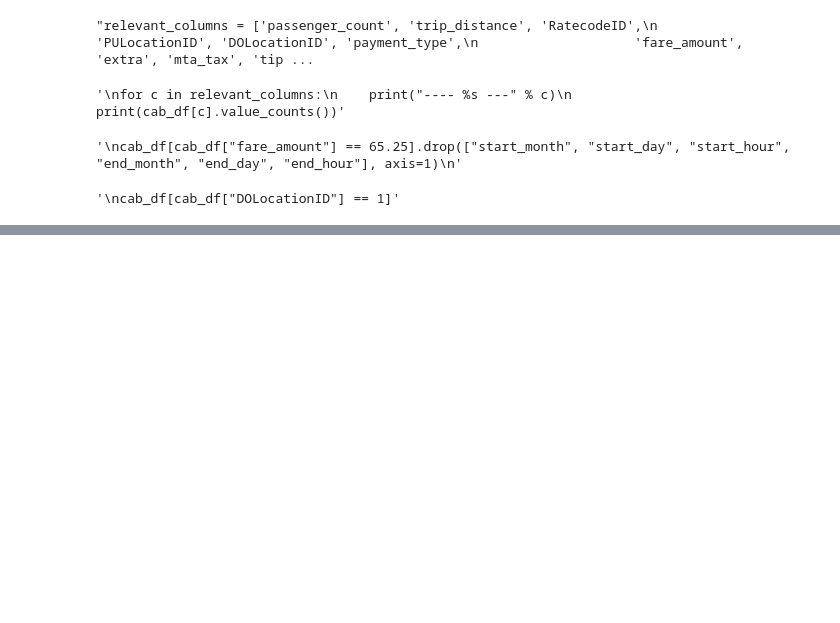
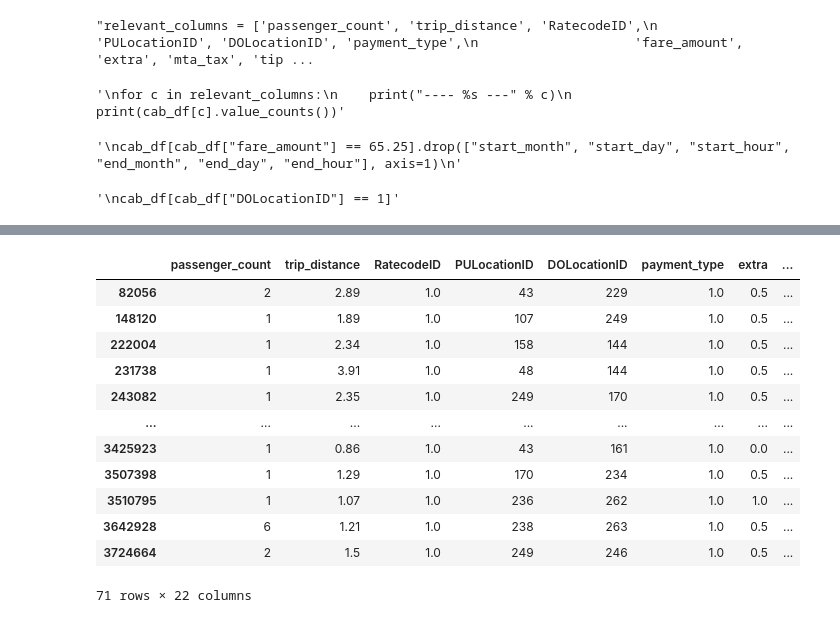
Before and after one commit to SepehrRad/pds21, a Jupyter notebook: notebooks/PDS_Project.ipynb, the cells around one changed output, grey strips where cells are left out. Cells and saved outputs as stored; diff of their text form; code cells hidden in the pictures; blank space fills up the shorter version.

```diff
--- a/notebooks/PDS_Project.ipynb
+++ b/notebooks/PDS_Project.ipynb
@@ -135,0 +143,16 @@ MAE isolation forest: 0.308
+# %%
+x[x['start_month']!=1]
+# %% [output]
+|  | passenger_count | trip_distance | RatecodeID | PULocationID | DOLocationID | payment_type | extra | ... |
+| 82056 | 2 | 2.89 | 1.0 | 43 | 229 | 1.0 | 0.5 | ... |
+| 148120 | 1 | 1.89 | 1.0 | 107 | 249 | 1.0 | 0.5 | ... |
+| 222004 | 1 | 2.34 | 1.0 | 158 | 144 | 1.0 | 0.5 | ... |
+| 231738 | 1 | 3.91 | 1.0 | 48 | 144 | 1.0 | 0.5 | ... |
+| 243082 | 1 | 2.35 | 1.0 | 249 | 170 | 1.0 | 0.5 | ... |
+| ... | ... | ... | ... | ... | ... | ... | ... | ... |
+| 3425923 | 1 | 0.86 | 1.0 | 43 | 161 | 1.0 | 0.0 | ... |
+| 3507398 | 1 | 1.29 | 1.0 | 170 | 234 | 1.0 | 0.5 | ... |
+| 3510795 | 1 | 1.07 | 1.0 | 236 | 262 | 1.0 | 1.0 | ... |
+| 3642928 | 6 | 1.21 | 1.0 | 238 | 263 | 1.0 | 0.5 | ... |
+| 3724664 | 2 | 1.5 | 1.0 | 249 | 246 | 1.0 | 0.5 | ... |
+71 rows × 22 columns
```
Also changed, not shown: parts of 4 cells of this notebook, 1 other file.
